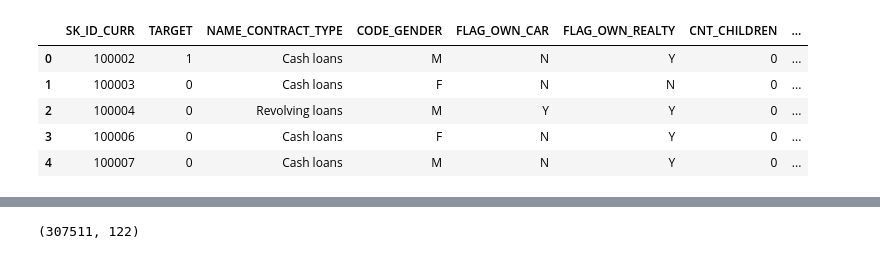
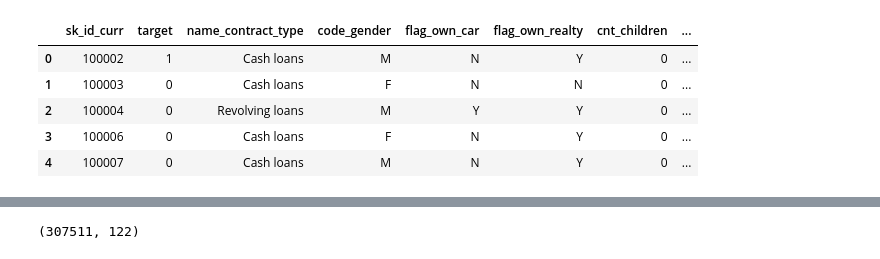
Before and after one commit to 6esche/HomeCredit, a Jupyter notebook: EDA.ipynb, the cells around one changed output, grey strips where cells are left out. Saved outputs shown, nothing was run; the diff lists cells and outputs as text; code cells hidden in the pictures.

```diff
--- a/EDA.ipynb
+++ b/EDA.ipynb
@@ -2,6 +2,8 @@
 import numpy as np
 import pandas as pd
 pd.set_option('display.max_columns', 200)
+pd.set_option('display.max_rows', 200)
+pd.options.display.max_colwidth=300
 
 import matplotlib.pyplot as plt
 %matplotlib inline
@@ -17,6 +19,8 @@ import seaborn as sns
 #import warnings
 #warnings.filterwarnings('ignore')
 # %%
-df_train = pd.read_csv('application_train.csv')
+df = pd.read_csv('application_train.csv')
 # %%
 df_test = pd.read_csv('application_test.csv')
+# %%
+df.rename(str.lower, axis='columns', inplace=True)
@@ -23,7 +50,7 @@ df_test = pd.read_csv('application_test.csv')
 # %%
-df_train.head()
+df.head()
 # %% [output]
-|  | SK_ID_CURR | TARGET | NAME_CONTRACT_TYPE | CODE_GENDER | FLAG_OWN_CAR | FLAG_OWN_REALTY | CNT_CHILDREN | ... |
+|  | sk_id_curr | target | name_contract_type | code_gender | flag_own_car | flag_own_realty | cnt_children | ... |
 | 0 | 100002 | 1 | Cash loans | M | N | Y | 0 | ... |
 | 1 | 100003 | 0 | Cash loans | F | N | N | 0 | ... |
 | 2 | 100004 | 0 | Revolving loans | M | Y | Y | 0 | ... |
```
Also changed, not shown: parts of 33 cells of this notebook.
